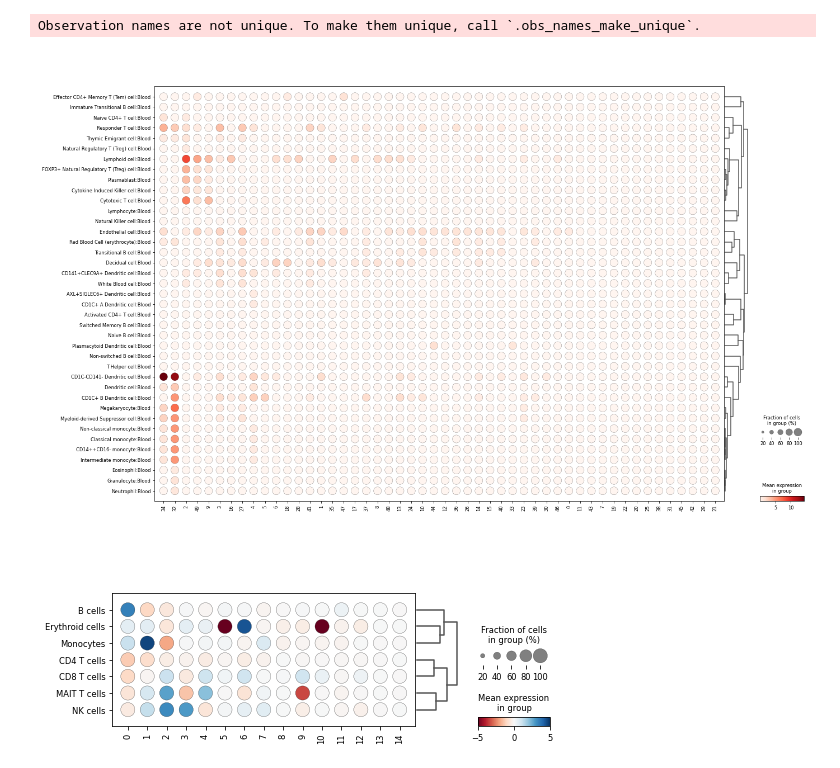
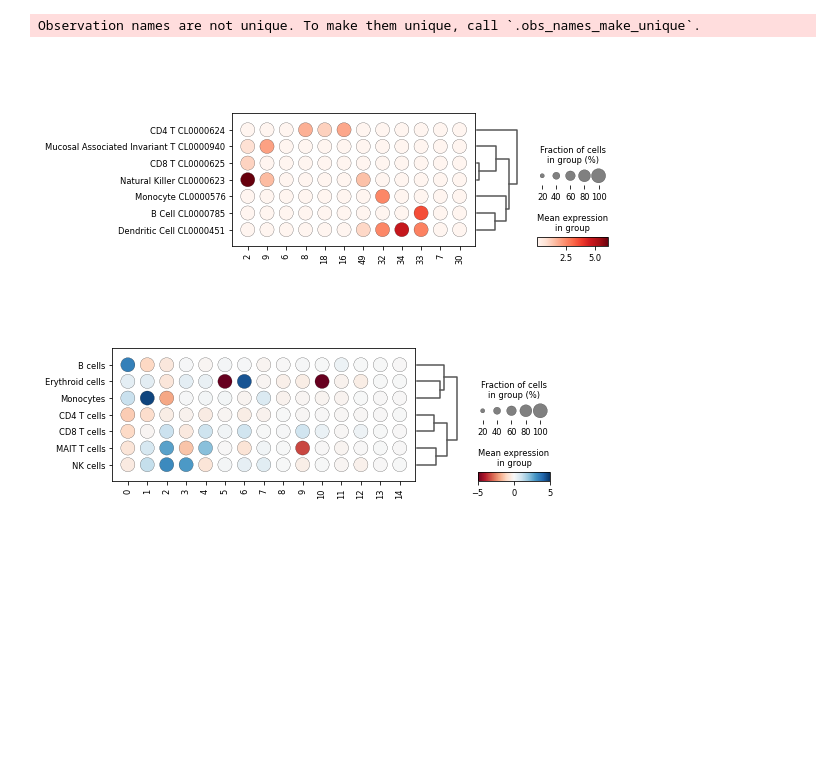
Before and after one commit to cantinilab/mowgli_reproducibility, a Jupyter notebook: visualize/visualize_enrichment.ipynb, the cells around one changed output. Cells and saved outputs as stored; diff of their text form; code cells hidden in the pictures; blank space fills up the shorter version.

```diff
--- a/visualize/visualize_enrichment.ipynb
+++ b/visualize/visualize_enrichment.ipynb
@@ -108,9 +108,9 @@ intersecting_terms = {
     for source in mofa_terms.index
 }
 # %%
-fig, axes = plt.subplots(2, 3, figsize=(20, 10))
+fig, axes = plt.subplots(2, 4, figsize=(20, 10))
 for i, source in enumerate(mofa_terms.index):
-    ax = axes[i // 3, i % 3]
+    ax = axes[i // 4, i % 4]
     venn2(
         subsets=(
             len(mofa_terms[source]),
@@ -272,11 +322,12 @@ mowgli_pvals.obs["celltype"] = pd.Categorical(mowgli_pvals.obs_names)
 # %% [output]
 Observation names are not unique. To make them unique, call `.obs_names_make_unique`.
 # %%
-varnames = mowgli_pvals.var_names[mowgli_pvals.X.max(0).argsort()[::-1][:50]]
+# varnames = mowgli_pvals.var_names[mowgli_pvals.X.max(0).argsort()[::-1][:50]]
+varnames = ["2", "9", "6", "8", "18", "16", "49", "32", "34", "33", "7", "30"]
 sc.tl.dendrogram(mowgli_pvals, groupby="celltype")
 sc.pl.dotplot(mowgli_pvals, varnames, groupby="celltype", categories_order=celltypes, dendrogram=True)
 # %% [output]
-[figure, old version]
+[figure, new version]
 # %%
 sc.tl.dendrogram(mofa_embedding, groupby="leiden")
 sc.pl.dotplot(mofa_embedding, mofa_embedding.var_names, groupby="leiden", dendrogram=True, cmap="RdBu", vmin=-5, vmax=5, expression_cutoff=-100)
```
Also changed, not shown: parts of 7 cells of this notebook, 1 other file.
